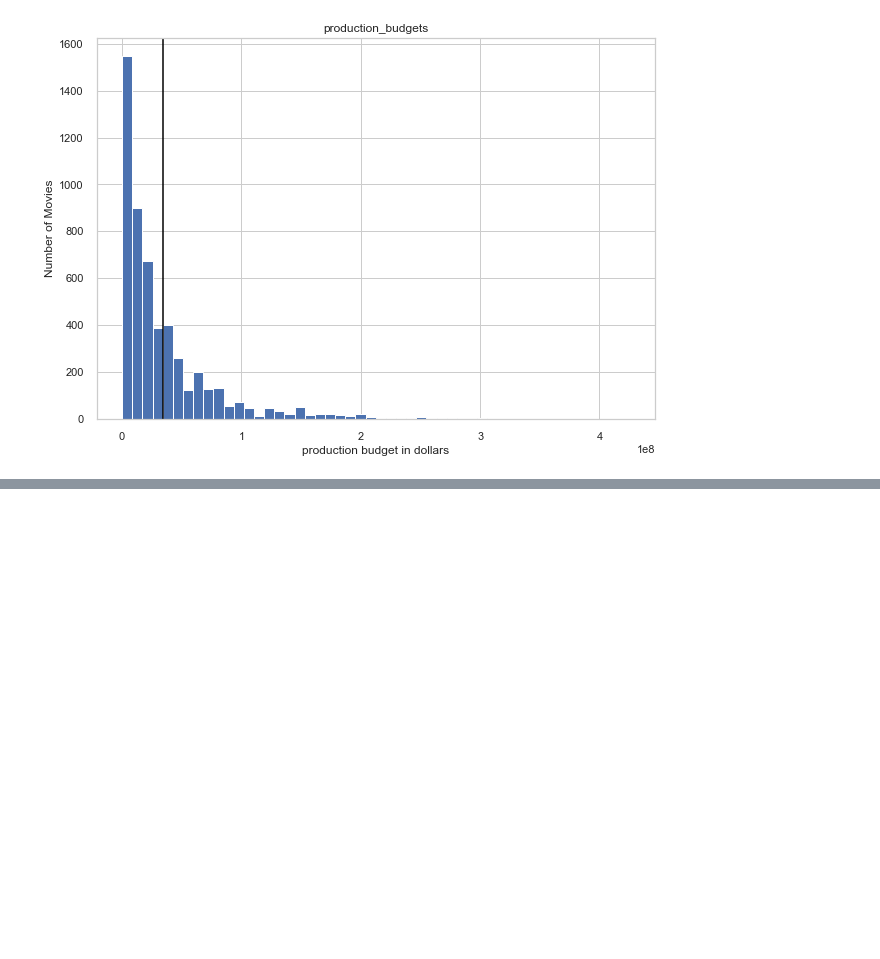
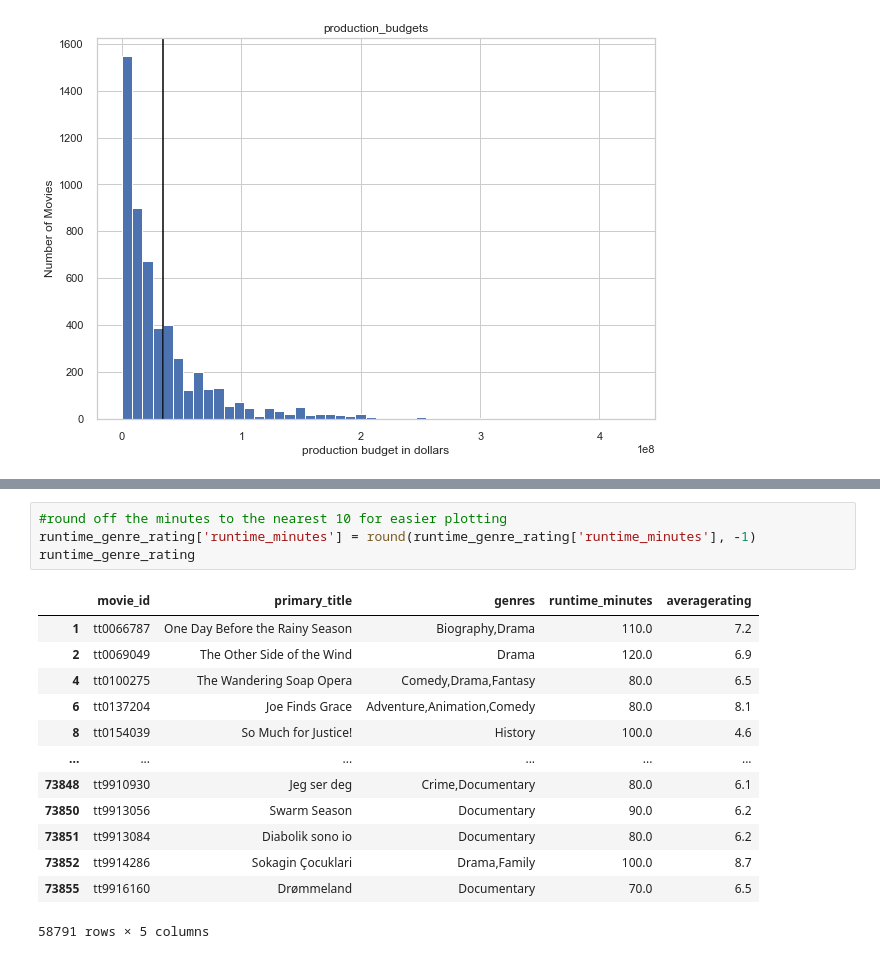
Before and after one commit to Muramati/dsc-phase-1-project-v2-4, a Jupyter notebook: student.ipynb, the cells around one changed output, grey strips where cells are left out. Cells and saved outputs as stored; diff of their text form; blank space fills up the shorter version.

```diff
--- a/student.ipynb
+++ b/student.ipynb
@@ -407,0 +453,18 @@ print(mean)
+# %%
+#round off the minutes to the nearest 10 for easier plotting
+runtime_genre_rating['runtime_minutes'] = round(runtime_genre_rating['runtime_minutes'], -1)
+runtime_genre_rating
+# %% [output]
+|  | movie_id | primary_title | genres | runtime_minutes | averagerating |
+| 1 | tt0066787 | One Day Before the Rainy Season | Biography,Drama | 110.0 | 7.2 |
+| 2 | tt0069049 | The Other Side of the Wind | Drama | 120.0 | 6.9 |
+| 4 | tt0100275 | The Wandering Soap Opera | Comedy,Drama,Fantasy | 80.0 | 6.5 |
+| 6 | tt0137204 | Joe Finds Grace | Adventure,Animation,Comedy | 80.0 | 8.1 |
+| 8 | tt0154039 | So Much for Justice! | History | 100.0 | 4.6 |
+| ... | ... | ... | ... | ... | ... |
+| 73848 | tt9910930 | Jeg ser deg | Crime,Documentary | 80.0 | 6.1 |
+| 73850 | tt9913056 | Swarm Season | Documentary | 90.0 | 6.2 |
+| 73851 | tt9913084 | Diabolik sono io | Documentary | 80.0 | 6.2 |
+| 73852 | tt9914286 | Sokagin Çocuklari | Drama,Family | 100.0 | 8.7 |
+| 73855 | tt9916160 | Drømmeland | Documentary | 70.0 | 6.5 |
+58791 rows × 5 columns
```
Also changed, not shown: parts of 28 cells of this notebook, 1 other file.
